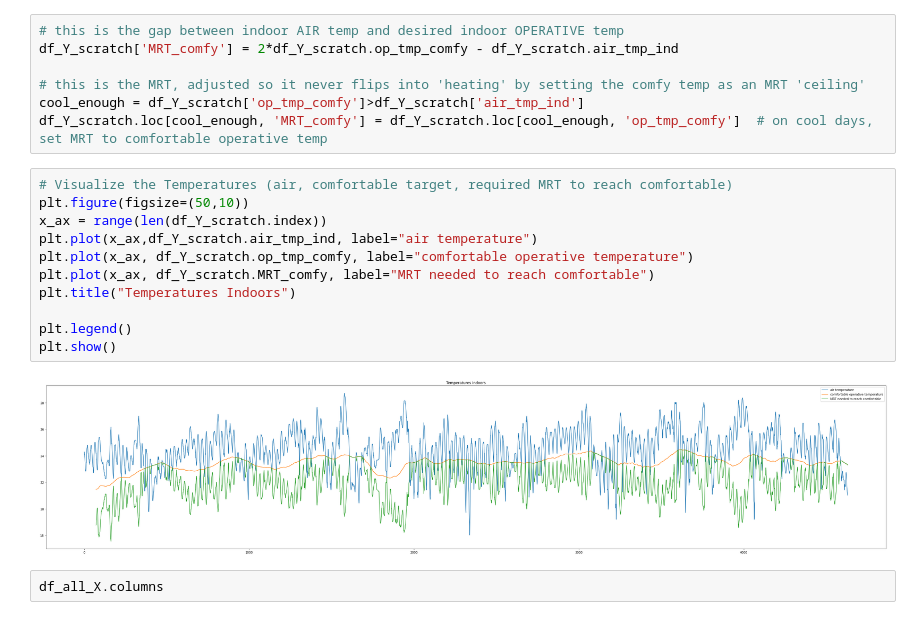
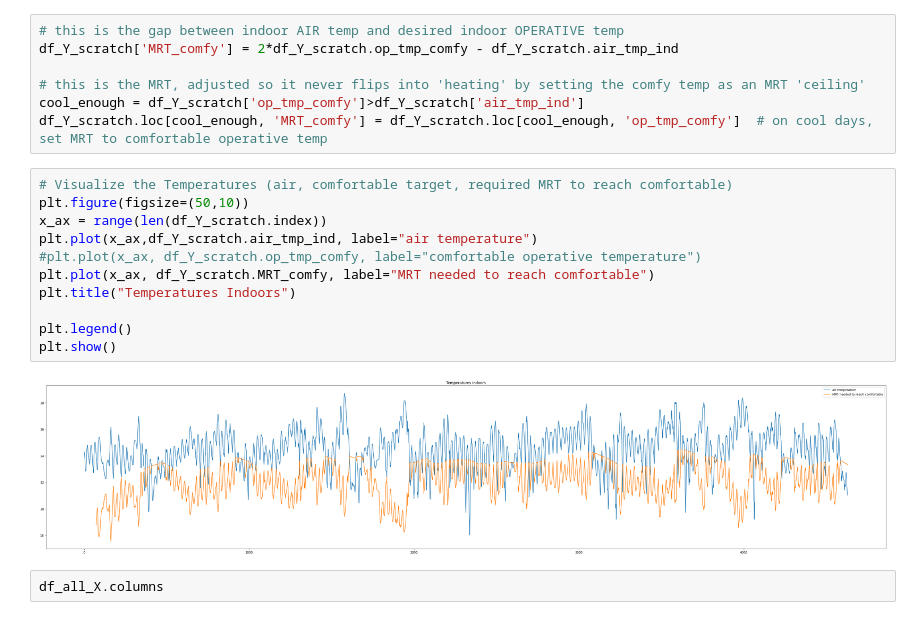
Before and after one commit to eta-lab/cooling-around, a Jupyter notebook: models/model_XGBoost.ipynb, the cells around one changed output. Drawn from its saved outputs; the diff is of its cells as text.

```diff
--- a/models/model_XGBoost.ipynb
+++ b/models/model_XGBoost.ipynb
@@ -298,16 +292,16 @@ df_Y_scratch.loc[cool_enough, 'MRT_comfy'] = df_Y_scratch.loc[cool_enough, 'op_t
 # %%
 # Visualize the Temperatures (air, comfortable target, required MRT to reach comfortable)
 plt.figure(figsize=(50,10))
 x_ax = range(len(df_Y_scratch.index))
 plt.plot(x_ax,df_Y_scratch.air_tmp_ind, label="air temperature")
-plt.plot(x_ax, df_Y_scratch.op_tmp_comfy, label="comfortable operative temperature")
+#plt.plot(x_ax, df_Y_scratch.op_tmp_comfy, label="comfortable operative temperature")
 plt.plot(x_ax, df_Y_scratch.MRT_comfy, label="MRT needed to reach comfortable")
 plt.title("Temperatures Indoors")
 
 plt.legend()
 plt.show()
 # %% [output]
-[figure, old version]
+[figure, new version]
 # %%
 df_all_X.columns
 # %% [output]
```
Also changed, not shown: parts of 13 cells of this notebook.
